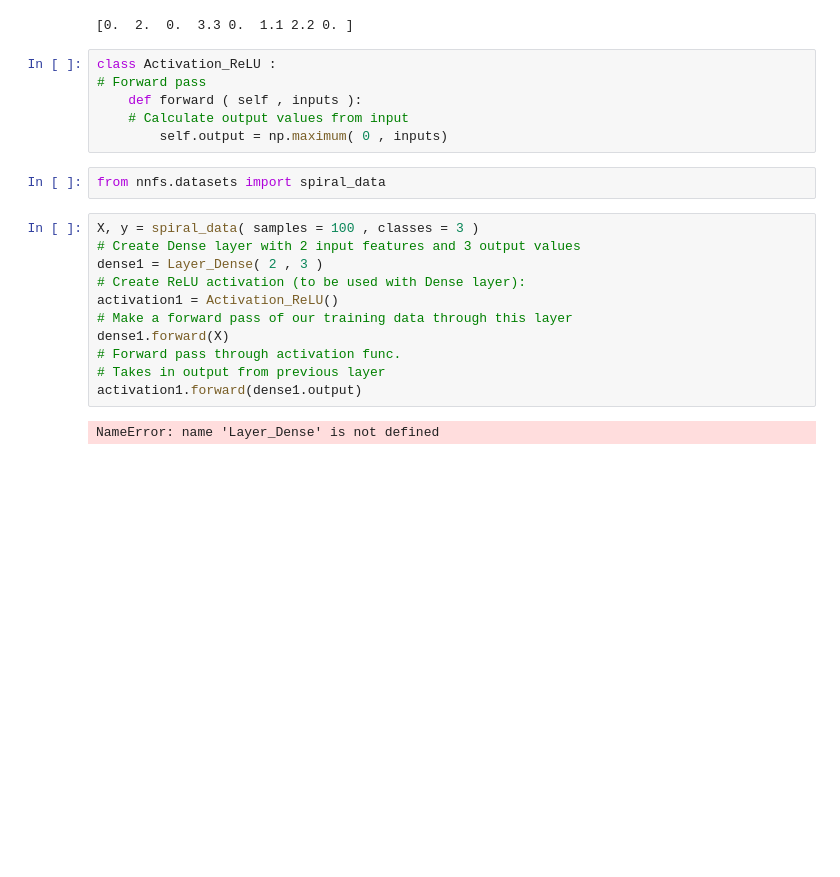
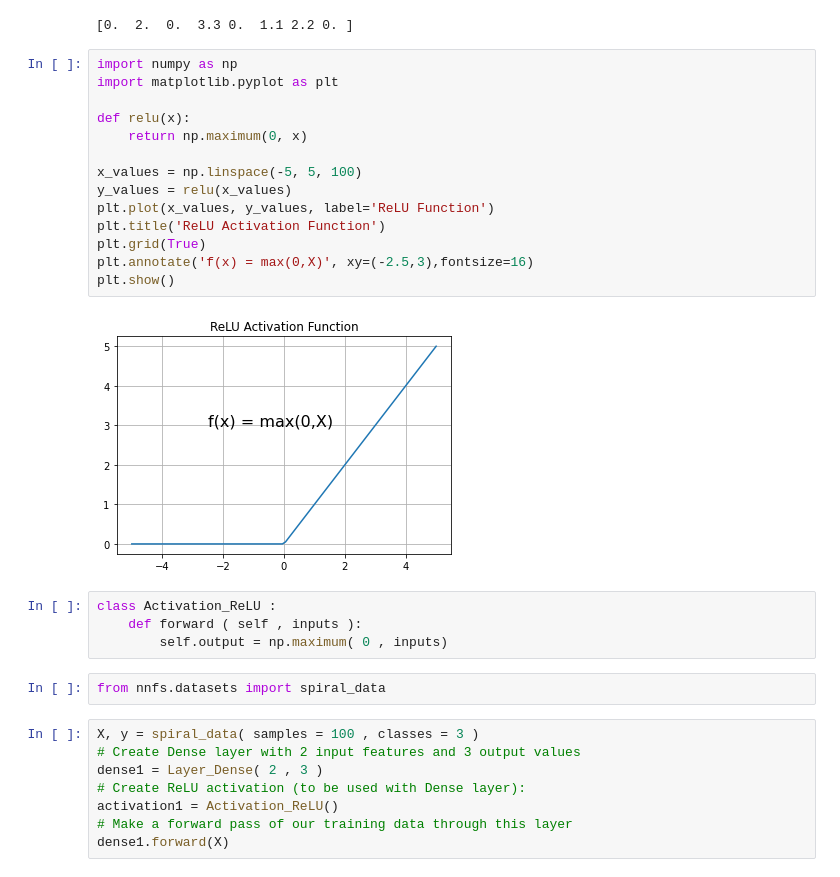
Before and after one commit to Muhammad-Sheraz-ds/Neural-Networks-From-Scratch-In-Python, a Jupyter notebook: Lec 3 (Activation Functions).ipynb, the cells around one changed output. Saved outputs shown, nothing was run; the diff lists cells and outputs as text; blank space fills up the shorter version.

Commit message:
Relu Activation Function

```diff
--- a/Lec 3 (Activation Functions).ipynb
+++ b/Lec 3 (Activation Functions).ipynb
@@ -39,11 +52,25 @@ output = np.maximum( 0 , inputs)
 print (output)
 # %% [output]
 [0.  2.  0.  3.3 0.  1.1 2.2 0. ]
+# %%
+import numpy as np
+import matplotlib.pyplot as plt
+
+def relu(x):
+    return np.maximum(0, x)
+
+x_values = np.linspace(-5, 5, 100)
+y_values = relu(x_values)
+plt.plot(x_values, y_values, label='ReLU Function')
+plt.title('ReLU Activation Function')
+plt.grid(True)
+plt.annotate('f(x) = max(0,X)', xy=(-2.5,3),fontsize=16)
+plt.show()
+# %% [output]
+[figure, added]
 # %%
 class Activation_ReLU :
-# Forward pass
     def forward ( self , inputs ):
-    # Calculate output values from input
         self.output = np.maximum( 0 , inputs)
 # %%
 from nnfs.datasets import spiral_data
@@ -55,8 +82,3 @@ dense1 = Layer_Dense( 2 , 3 )
 activation1 = Activation_ReLU()
 # Make a forward pass of our training data through this layer
 dense1.forward(X)
-# Forward pass through activation func.
-# Takes in output from previous layer
-activation1.forward(dense1.output)
-# %% [output]
-NameError: name 'Layer_Dense' is not defined
```
Also changed, not shown: parts of 10 cells of this notebook, 6 other files.
